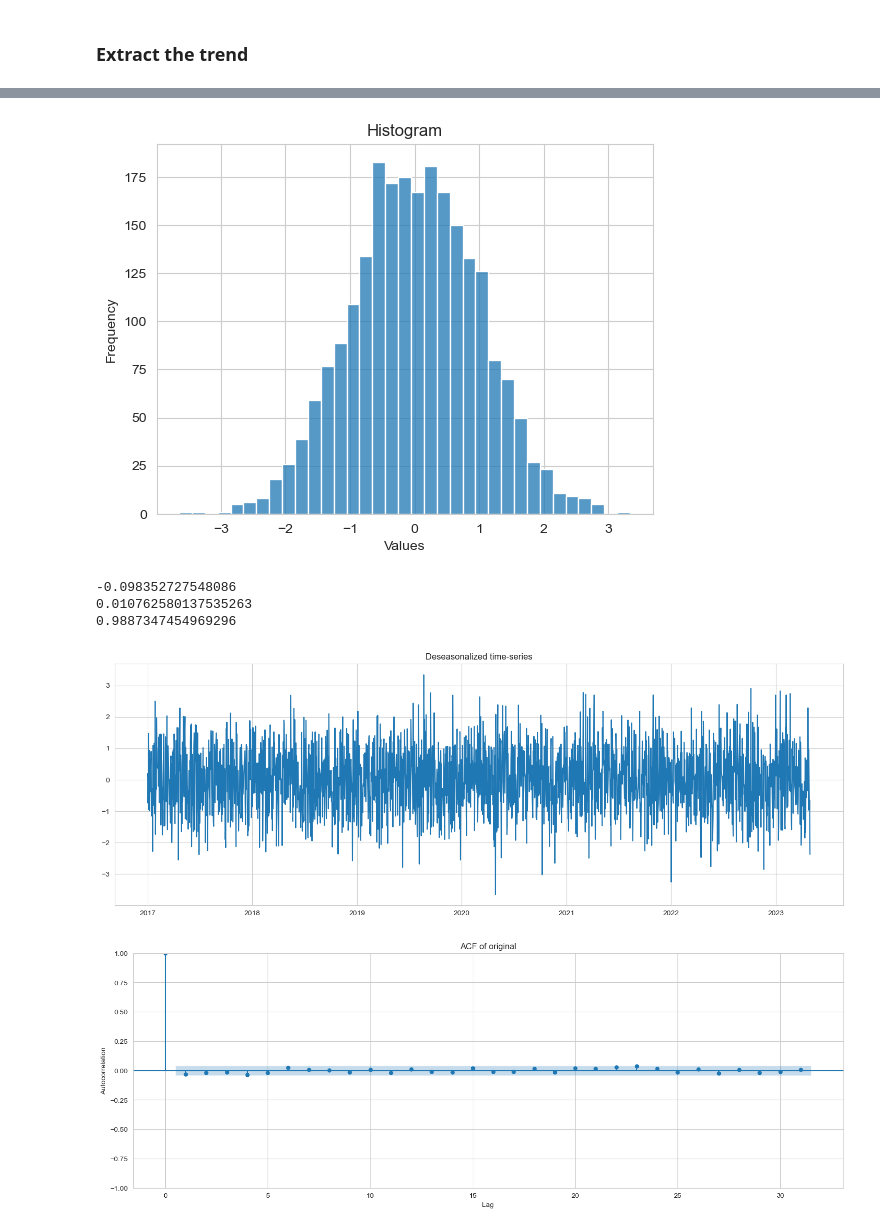
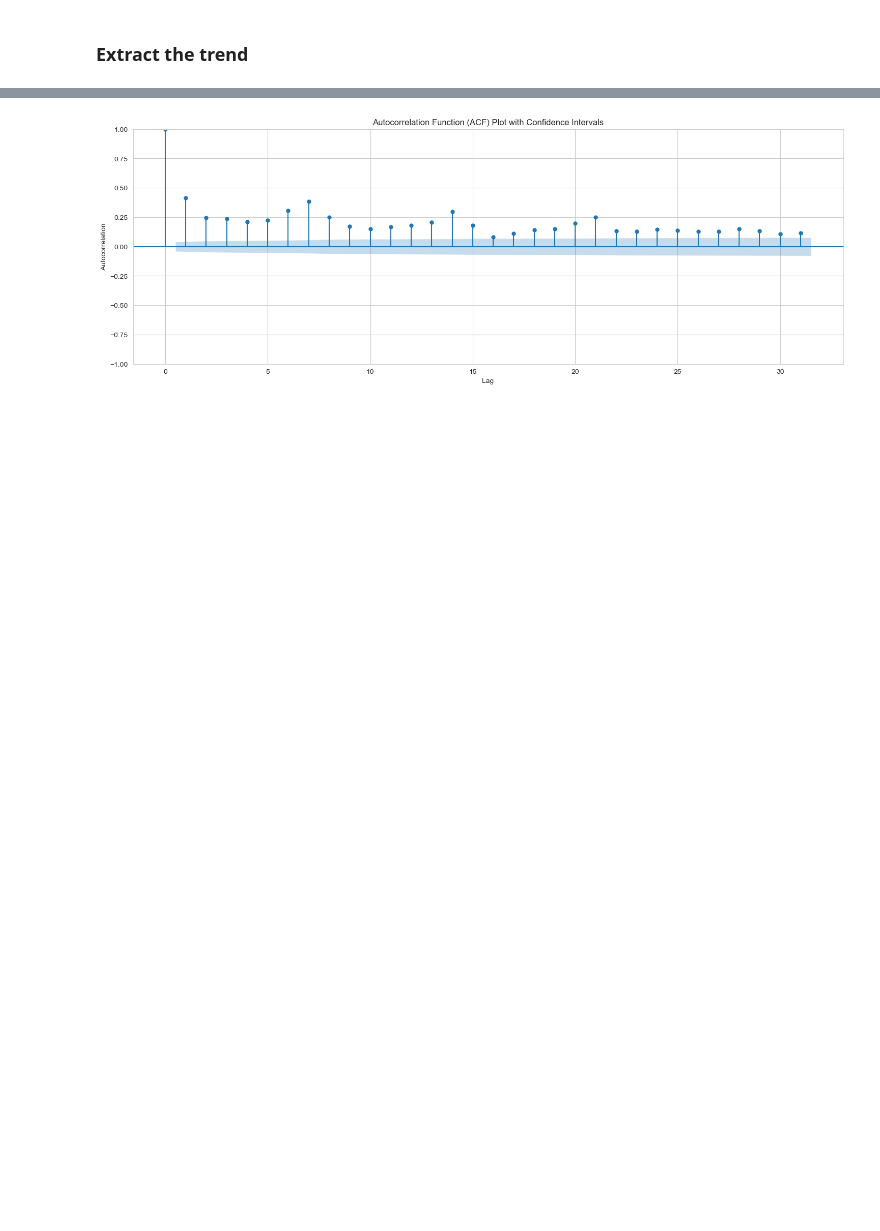
Before and after one commit to sergiopostigo/supertrade, a Jupyter notebook: data_exploitation/exports_analytics/data_preprocessing/time_series_decomposition_1.ipynb, the cells around one changed output, grey strips where cells are left out. Saved outputs shown, nothing was run; the diff lists cells and outputs as text; code cells hidden in the pictures; blank space fills up the shorter version.

```diff
--- a/data_exploitation/exports_analytics/data_preprocessing/time_series_decomposition_1.ipynb
+++ b/data_exploitation/exports_analytics/data_preprocessing/time_series_decomposition_1.ipynb
@@ -797,16 +323,17 @@ Mean: 12.310936312289778
 # %%
-improved_genesis = np.median(final_genesis, axis=0)
+lowess = sm.nonparametric.lowess(data['residuals'], data.index, frac=0.5)
+
+# Extract the trend component
+trend = lowess[:, 1]
+
+# Plot trend
+plt.figure(figsize=(18, 6))
+sns.lineplot(x=data.index, y=trend)
+plt.show()
 
 
 # Plot residuals
 plt.figure(figsize=(18, 6))
-sns.lineplot(x=data.index, y=data[observations])
-plt.title('Deseasonalized time-series')
+sns.lineplot(x=data.index, y=data['residuals']-trend)
 plt.show()
-
-# Plot residuals
-plt.figure(figsize=(18, 6))
-sns.lineplot(x=data.index, y=improved_genesis)
-plt.title('Deseasonalized time-series')
-plt.show()
 # %% [output]
@@ -815,40 +342,11 @@ plt.show()
 # %%
-mean = 0
-std = 1
-white_noise = np.random.normal(mean, std, size=len(data.index))
-
-# Create histogram using Seaborn
-sns.histplot(white_noise, kde=False)
-
-# Add labels and title
-plt.xlabel('Values')
-plt.ylabel('Frequency')
-plt.title('Histogram')
-
-# Display the histogram
-plt.show()
-
-print(kurtosis(white_noise))
-print(np.mean(white_noise))
-print(np.std(white_noise))
-
-# Plot residuals
-plt.figure(figsize=(18, 6))
-sns.lineplot(x=data.index, y=white_noise)
-plt.title('Deseasonalized time-series')
-plt.show()
-
 # Plot ACF with confidence intervals
 fig, ax = plt.subplots(figsize=(18, 6))
-plot_acf(white_noise, lags=31, alpha=0.05, ax=ax)  # Specify desired number of lags and significance level (alpha)
+plot_acf(data['residuals']-trend, lags=31, alpha=0.05, ax=ax)  # Specify desired number of lags and significance level (alpha)
 plt.xlabel('Lag')
+
 plt.ylabel('Autocorrelation')
-plt.title('ACF of original')
+plt.title('Autocorrelation Function (ACF) Plot with Confidence Intervals')
 plt.show()
 # %% [output]
-[figure, old version]
+[figure, new version]
--0.098352727548086
-0.010762580137535263
-0.9887347454969296
-[figure, removed]
-[figure, removed]
```
Also changed, not shown: parts of 26 cells of this notebook, 8 other files.
